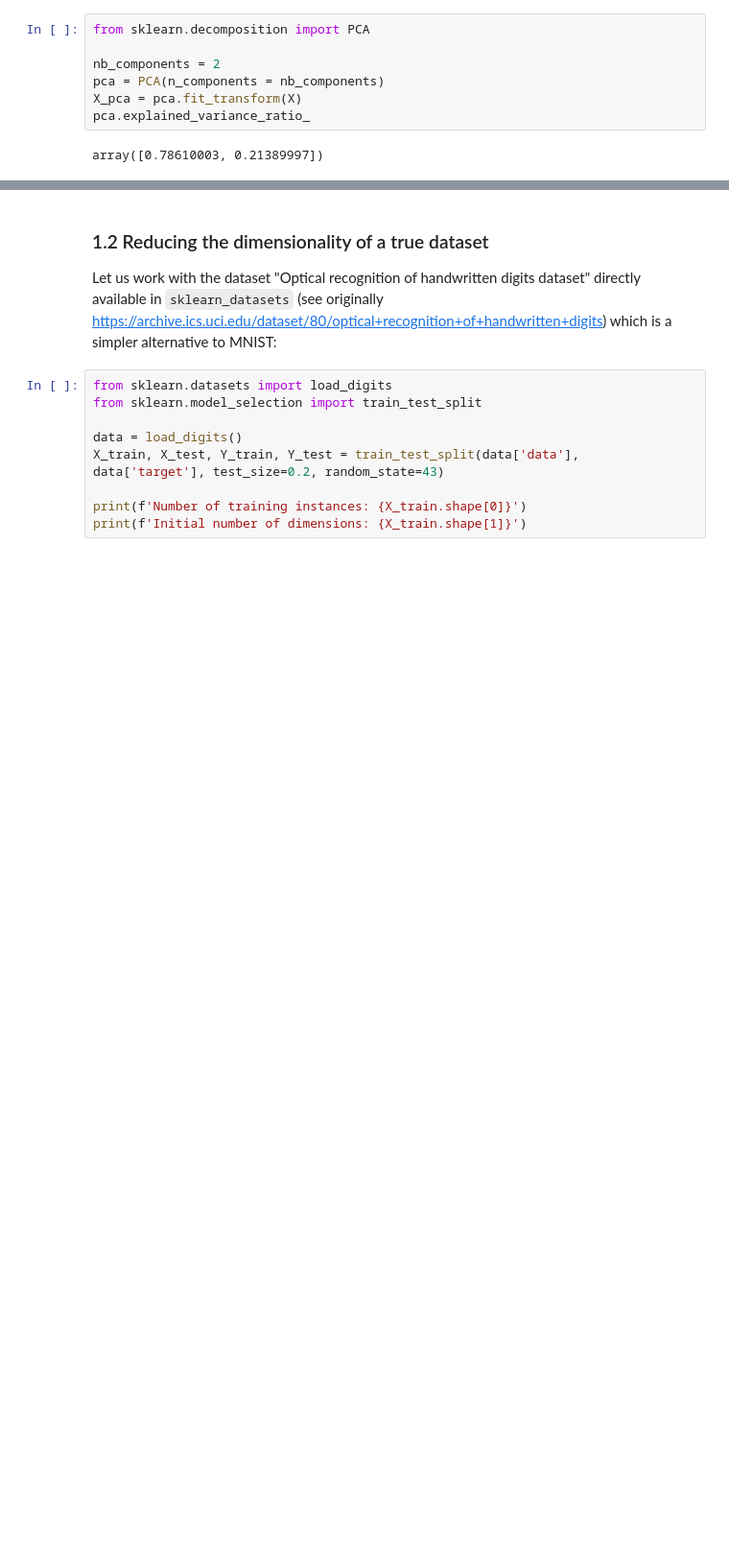
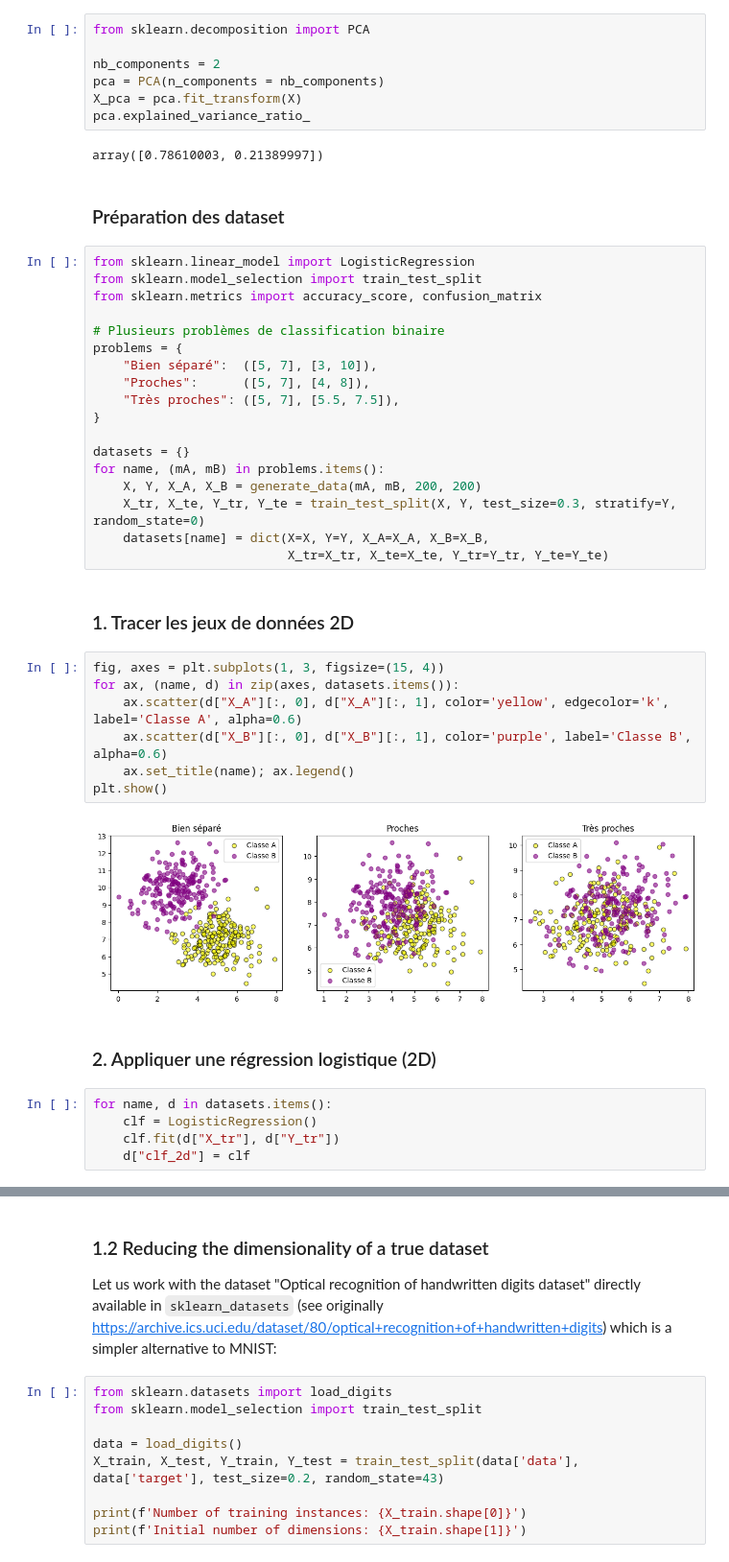
Before and after one commit to ismailab2/PROJET_AAA, a Jupyter notebook: DMFacultatif/Ffiche_datasets_AAA.ipynb, the cells around one changed output, grey strips where cells are left out. Shown at 96% size. Saved outputs shown, nothing was run; the diff lists cells and outputs as text; blank space fills up the shorter version.

```diff
--- a/DMFacultatif/Ffiche_datasets_AAA.ipynb
+++ b/DMFacultatif/Ffiche_datasets_AAA.ipynb
@@ -62,3 +62,41 @@ X_pca = pca.fit_transform(X)
 pca.explained_variance_ratio_
 # %% [output]
 array([0.78610003, 0.21389997])
+# %% [markdown]
+### Préparation des dataset
+# %%
+from sklearn.linear_model import LogisticRegression
+from sklearn.model_selection import train_test_split
+from sklearn.metrics import accuracy_score, confusion_matrix
+
+# Plusieurs problèmes de classification binaire
+problems = {
+    "Bien séparé":  ([5, 7], [3, 10]),
+    "Proches":      ([5, 7], [4, 8]),
+    "Très proches": ([5, 7], [5.5, 7.5]),
+}
+
+datasets = {}
+for name, (mA, mB) in problems.items():
+    X, Y, X_A, X_B = generate_data(mA, mB, 200, 200)
+    X_tr, X_te, Y_tr, Y_te = train_test_split(X, Y, test_size=0.3, stratify=Y, random_state=0)
+    datasets[name] = dict(X=X, Y=Y, X_A=X_A, X_B=X_B,
+                          X_tr=X_tr, X_te=X_te, Y_tr=Y_tr, Y_te=Y_te)
+# %% [markdown]
+### 1. Tracer les jeux de données 2D
+# %%
+fig, axes = plt.subplots(1, 3, figsize=(15, 4))
+for ax, (name, d) in zip(axes, datasets.items()):
+    ax.scatter(d["X_A"][:, 0], d["X_A"][:, 1], color='yellow', edgecolor='k', label='Classe A', alpha=0.6)
+    ax.scatter(d["X_B"][:, 0], d["X_B"][:, 1], color='purple', label='Classe B', alpha=0.6)
+    ax.set_title(name); ax.legend()
+plt.show()
+# %% [output]
+[figure, added]
+# %% [markdown]
+### 2. Appliquer une régression logistique (2D)
+# %%
+for name, d in datasets.items():
+    clf = LogisticRegression()
+    clf.fit(d["X_tr"], d["Y_tr"])
+    d["clf_2d"] = clf
```
Also changed, not shown: parts of 23 cells of this notebook.
